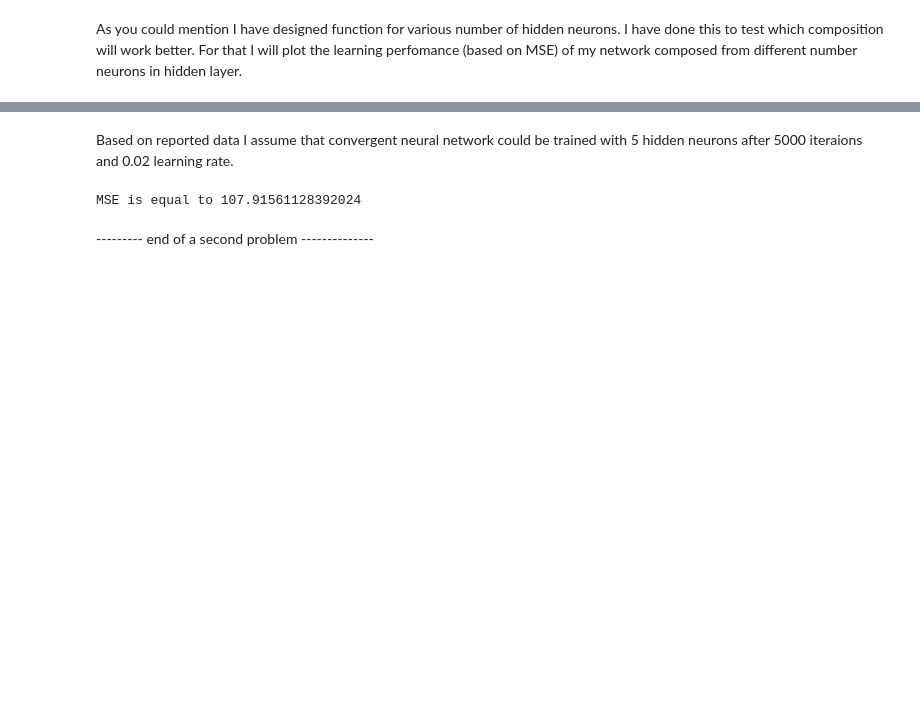
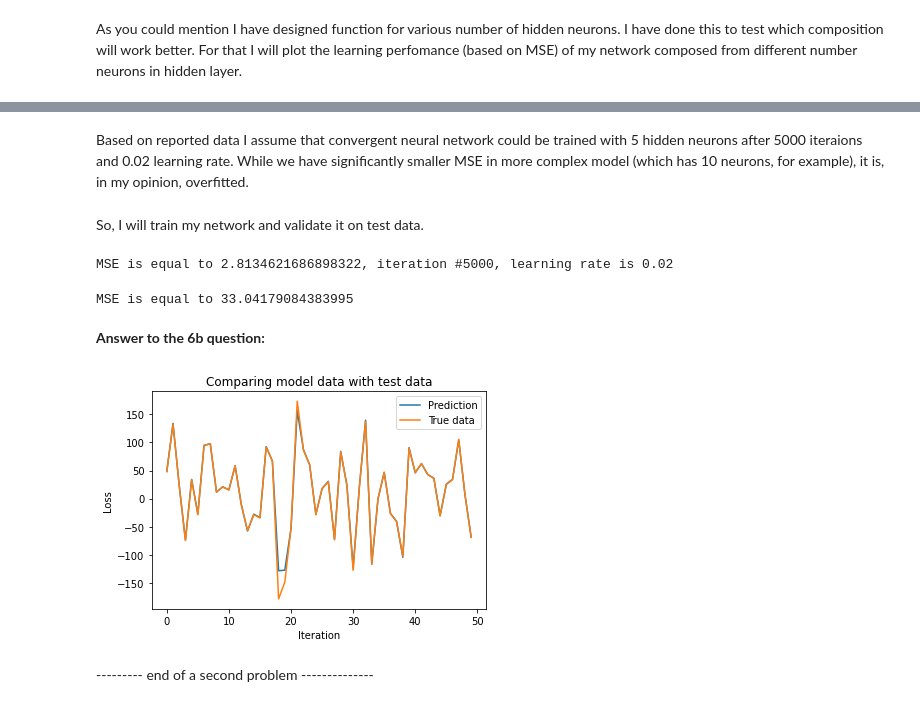
Before and after one commit to BorisOskolkov/MLcourse, a Jupyter notebook: asng02/A02_task.ipynb, the cells around one changed output, grey strips where cells are left out. Drawn from its saved outputs; the diff is of its cells as text; code cells hidden in the pictures; blank space fills up the shorter version.

```diff
--- a/asng02/A02_task.ipynb
+++ b/asng02/A02_task.ipynb
@@ -219,22 +289,45 @@ MSE is equal to 6.444584398751152, iteration #5000, learning rate is 0.1
 ... (8 outputs left out)
 # %% [markdown]
-Based on reported data I assume that convergent neural network could be trained with 5 hidden neurons after 5000 iteraions and 0.02 learning rate.
+Based on reported data I assume that convergent neural network could be trained with 5 hidden neurons after 5000 iteraions and 0.02 learning rate. While we have significantly smaller MSE in more complex model (which has 10 neurons, for example), it is, in my opinion, overfitted.
+# %% [markdown]
+So, I will train my network and validate it on test data.
+# %%
+n_of_iterations = 5000
+number_of_hidden_neurons = 5
+# weights and biases in first layer
+W1 = np.random.rand(number_of_hidden_neurons,2)
+b1 = np.random.rand(number_of_hidden_neurons,1)
+
+# weights and biases in second layer
+W2 = np.random.rand(number_of_hidden_neurons,1)
+b2 = np.random.rand(1,1)
+W1, W2, b1, b2, __, __ = train_network(x, y, W1, W2, b1, b2, 0.02, n_of_iterations, number_of_hidden_neurons)
+# %% [output]
+MSE is equal to 2.8134621686898322, iteration #5000, learning rate is 0.02
 # %%
 x_test = np.loadtxt("X_test.csv")
 y_test = np.loadtxt("Y_test.csv")
 
 # Fwd Pass
-z1 = np.dot(W1,x_test.T) + b1
-a1 = sigmoid(z1)
-
-z2 = np.dot(W2.T,a1) + b2
-a2 = z2
+_,_,_,a2 = forward_pass(x_test, W1, W2, b1, b2)
  # Initial output
 #print("Prediction:", a2, "Actual:", y)
-m=50
+m=y_test.shape[0]
 mse = np.sum((a2-y_test)**2)/(2*m)
 print(f"MSE is equal to {mse}")
 # %% [output]
-MSE is equal to 107.91561128392024
+MSE is equal to 33.04179084383995
+# %% [markdown]
+**Answer to the 6b question:**
+# %%
+  plt.plot(a2.flatten(), label='Prediction')
+  plt.plot(y_test, label='True data')
+  plt.title(f"Comparing model data with test data")
+  plt.xlabel("Iteration")
+  plt.ylabel("Loss")
+  plt.legend()
+  plt.show()
+# %% [output]
+[figure, added]
 # %% [markdown]
 --------- end of a second problem --------------
```
Also changed, not shown: parts of 11 cells of this notebook.
